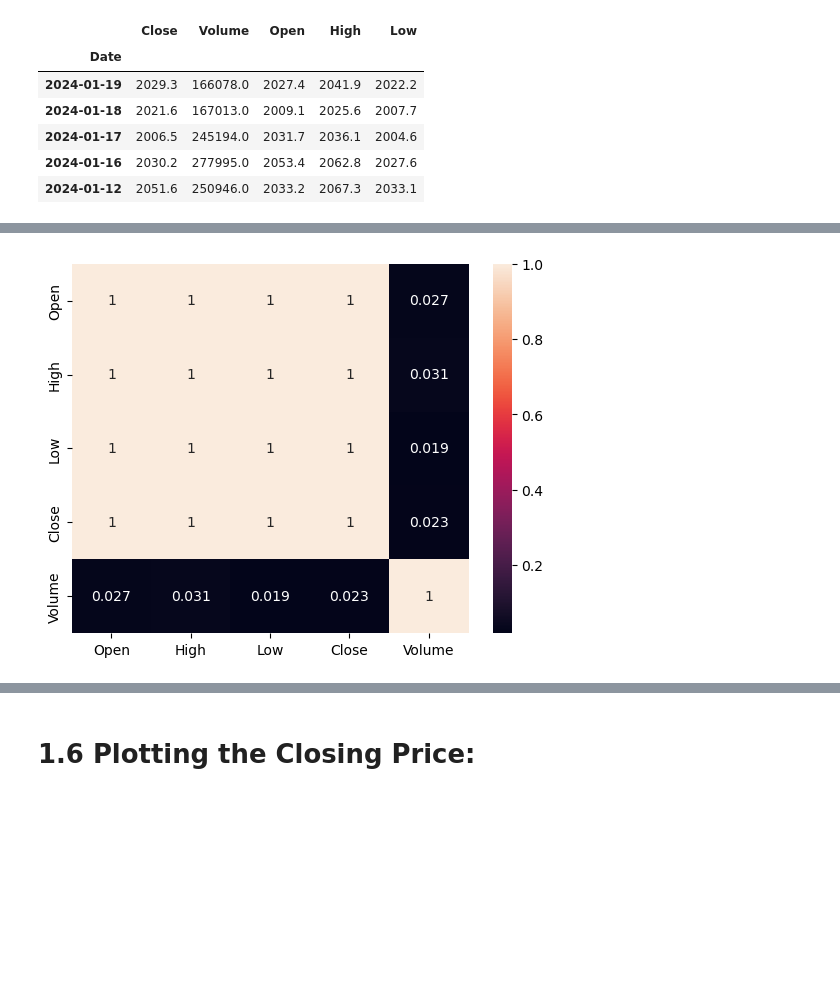
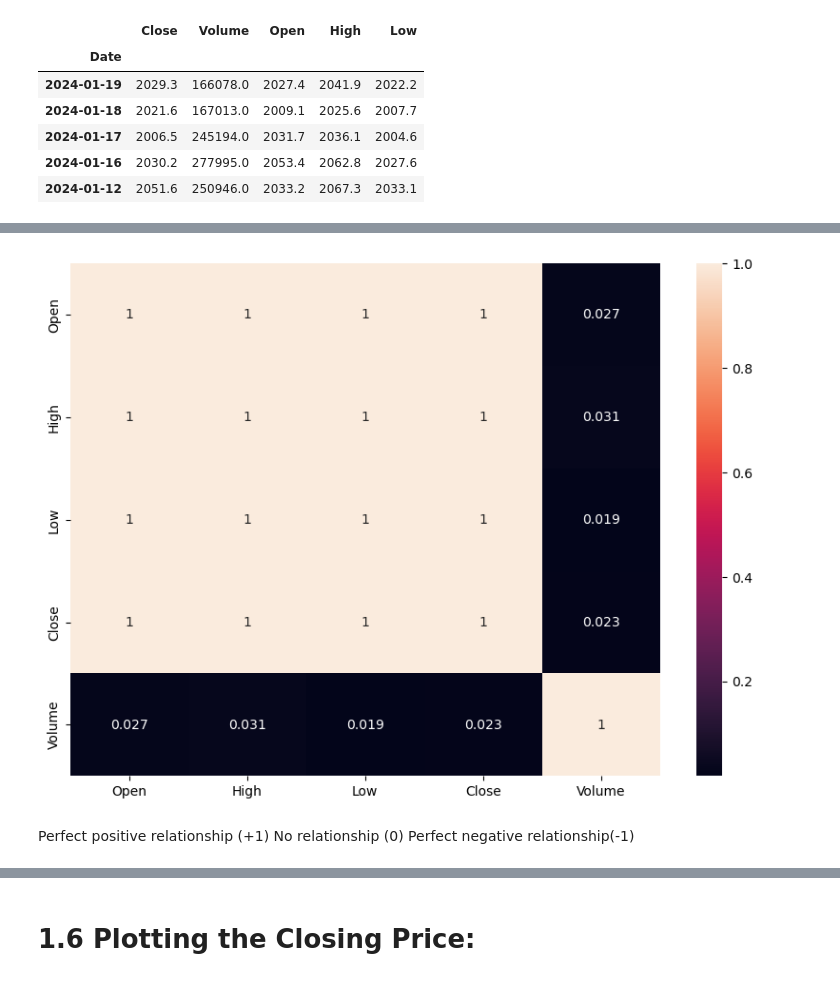
Before and after one commit to Rahad0Islam/Gold---price--prediction, a Jupyter notebook: Gold Price Prediction Using ARIMA Model.ipynb, the cells around one changed output, grey strips where cells are left out. Drawn from its saved outputs; the diff is of its cells as text; code cells hidden in the pictures; blank space fills up the shorter version.

```diff
--- a/Gold Price Prediction Using ARIMA Model.ipynb
+++ b/Gold Price Prediction Using ARIMA Model.ipynb
@@ -152,7 +165,11 @@ corr=df[['Open','High','Low','Close','Volume']].corr()
 # %%
+plt.figure(figsize=(10, 7))
 import seaborn as sns
 sns.heatmap(corr, annot=True)
 plt.show()
 # %% [output]
-[figure, old version]
+[figure, new version]
+# %% [markdown]
+
+ Perfect positive relationship (+1)      No relationship  (0)     Perfect negative relationship(-1)
 # %%
```
Also changed, not shown: parts of 14 cells of this notebook.
